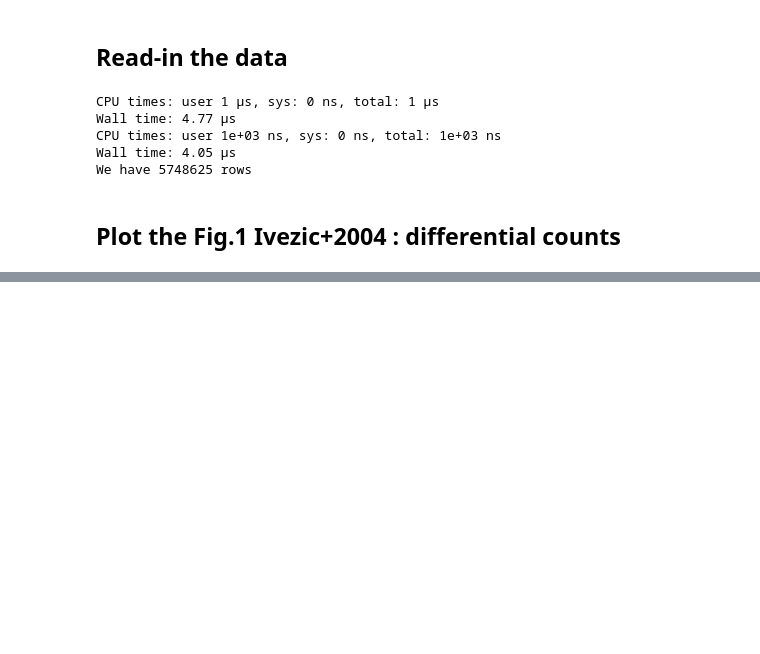
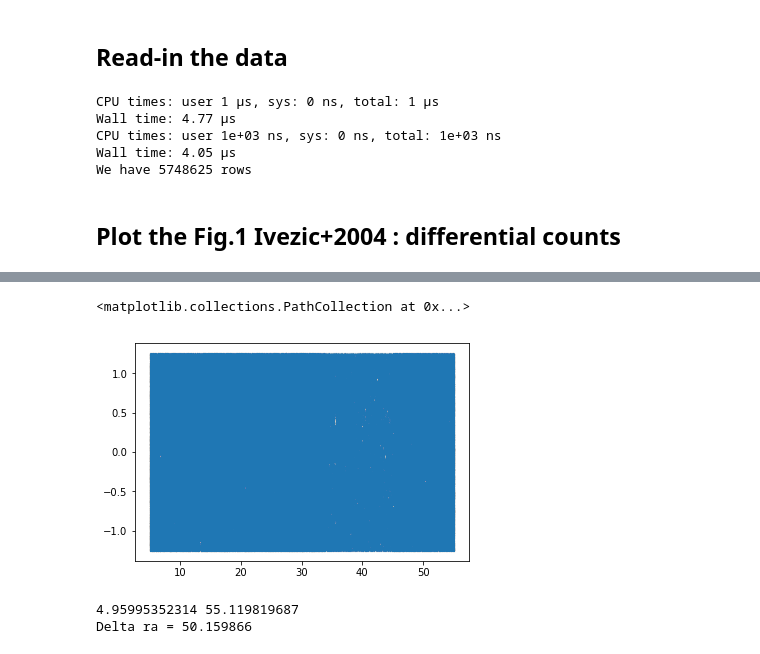
Before and after one commit to suberlak/SDSS_S82_FP_research, a Jupyter notebook: code/06.2017_SDSS_Selecting_variable_sample.ipynb, the cells around one changed output, grey strips where cells are left out. Saved outputs shown, nothing was run; the diff lists cells and outputs as text; code cells hidden in the pictures; blank space fills up the shorter version.

```diff
--- a/code/06.2017_SDSS_Selecting_variable_sample.ipynb
+++ b/code/06.2017_SDSS_Selecting_variable_sample.ipynb
@@ -102,0 +95,15 @@ def plot_diff_counts(intercept):
+# %%
+m = data['ra'] < 60
+plt.scatter(data['ra'][m], data['decl'][m],s=0.0002)
+# %% [output]
+<matplotlib.collections.PathCollection at 0x...>
+[figure, added]
+# %%
+m = data['ra'] < 60
+r1 = np.min(data['ra'][m])
+r2 = np.max(data['ra'][m])
+print(r1, r2)
+print('Delta ra = %f deg'%(r2-r1))
+# %% [output]
+4.95995352314 55.119819687
+Delta ra = 50.159866
```
Also changed, not shown: parts of 9 cells of this notebook.
